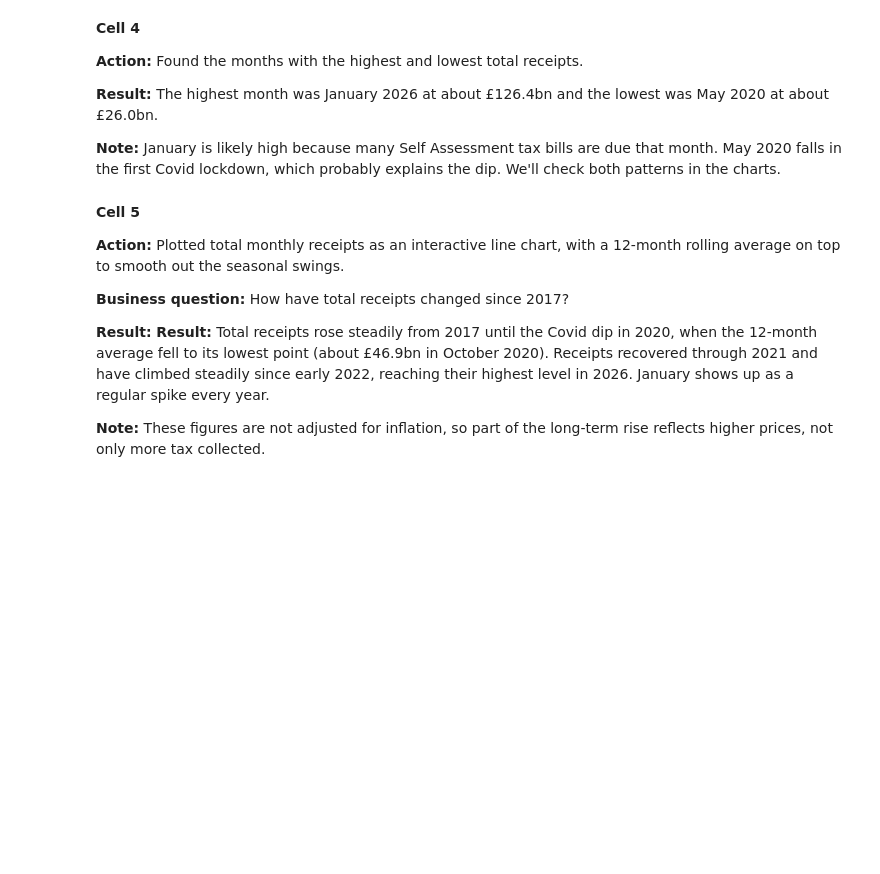
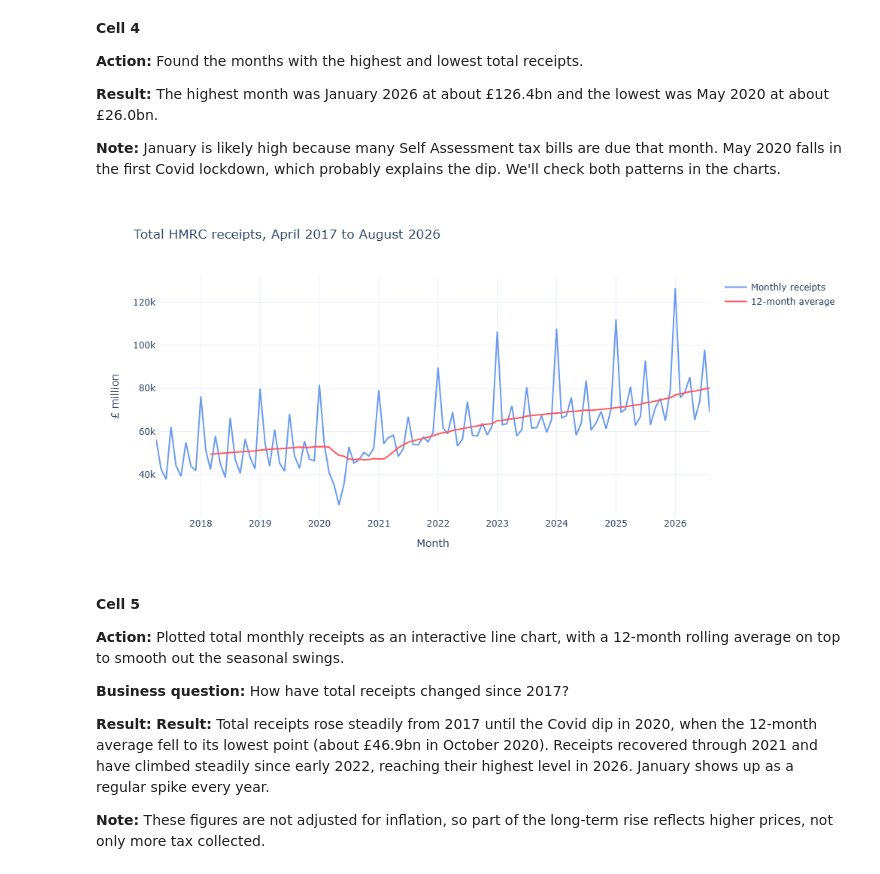
Before and after one commit to hemacbaker-byte/hmrc-tax-analysis, a Jupyter notebook: notebooks/02_eda.ipynb, the cells around one changed output. Saved outputs shown, nothing was run; the diff lists cells and outputs as text; code cells hidden in the pictures; blank space fills up the shorter version.

```diff
--- a/notebooks/02_eda.ipynb
+++ b/notebooks/02_eda.ipynb
@@ -44,6 +44,16 @@ def shorten_tax_names(table):
     # Rename both the rows and the columns, because a correlation table has names on both
     return table.rename(index=short_names, columns=short_names)
 
+def show_chart(fig, file_name):
+    """Show a Plotly chart as a picture GitHub can display, and save copies in outputs."""
+    # Save a sharp picture of the chart in the outputs folder
+    fig.write_image(f"../outputs/{file_name}.png", width=1000, height=500, scale=2)
+
+    # Save an interactive copy too, which opens in any web browser
+    fig.write_html(f"../outputs/{file_name}.html")
+
+    # Show the picture version in the notebook, so it appears on GitHub as well
+    fig.show(renderer="png", width=1000, height=500) #it shows the chart in the notebook as a picture
 
 # Use our function to load the data
 df = load_clean_data()
@@ -137,30 +147,32 @@ Lowest month: May 2020 at 26023.0
 # %%
 # Cell 5 # importing libraries
 # Bring in Plotly Express, a tool for interactive charts
 import plotly.express as px
 
 # Smooth out the seasonal ups and downs with a 12-month rolling average
 trend = total.rolling(12).mean() #calculates the 12-month rolling average of the total receipts
 
 # Put the monthly figures and the trend line side by side in one table
 # reset_index turns the Month index back into a normal column the chart can use
 chart_data = pd.DataFrame({"Monthly receipts": total, "12-month average": trend}).reset_index() #creates a new DataFrame with the monthly receipts and the 12-month average, and resets the index so that Month is a normal column
 
 # Draw the line chart with the two lines
 fig = px.line(
     chart_data,
     x="Month",
     y=["Monthly receipts", "12-month average"],
     title="Total HMRC receipts, April 2017 to August 2026",
     labels={"value": "£ million", "variable": ""},
     color_discrete_sequence=["#6c9bf2", "#ff5a5f"],
 ) #creates the line chart with the monthly receipts and the 12-month average
 
 # Use a clean white background and show both values when hovering
 fig.update_layout(template="plotly_white", hovermode="x unified")
 
 # Display the chart
-fig.show()
+show_chart(fig, "total_receipts_trend")
+# %% [output]
+[figure, added]
 # %% [markdown]
 **Cell 5**
 
```
Also changed, not shown: 3 other files.
